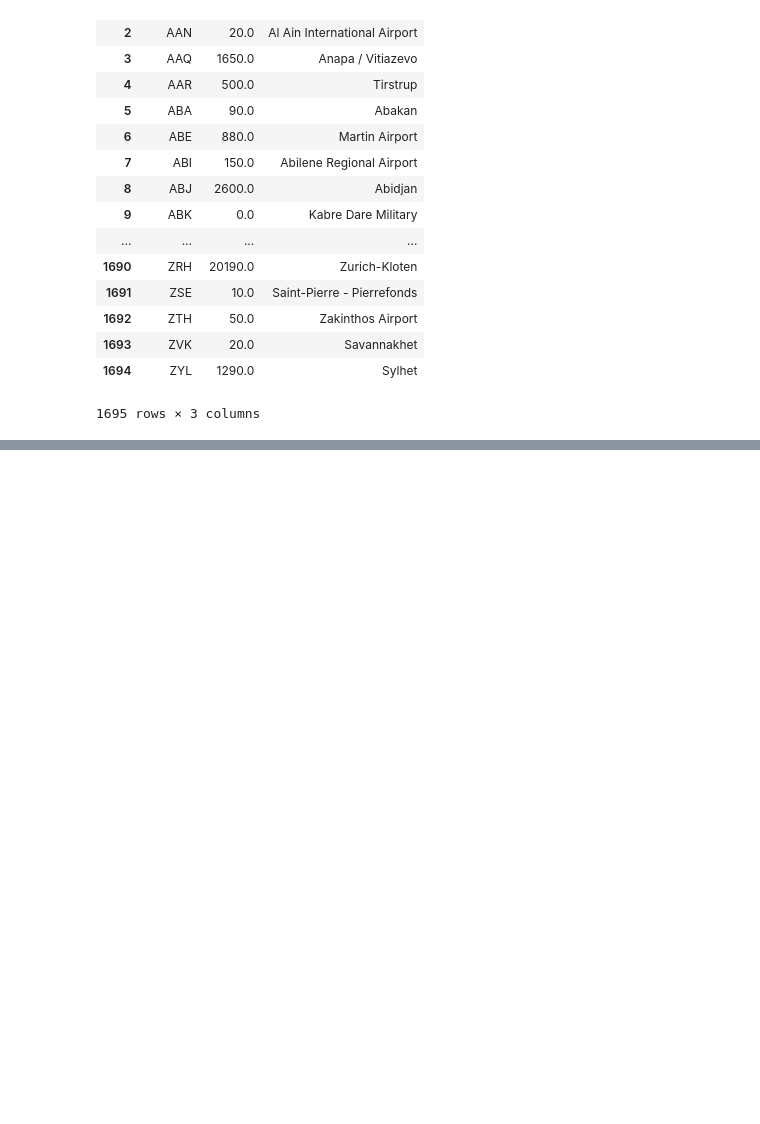
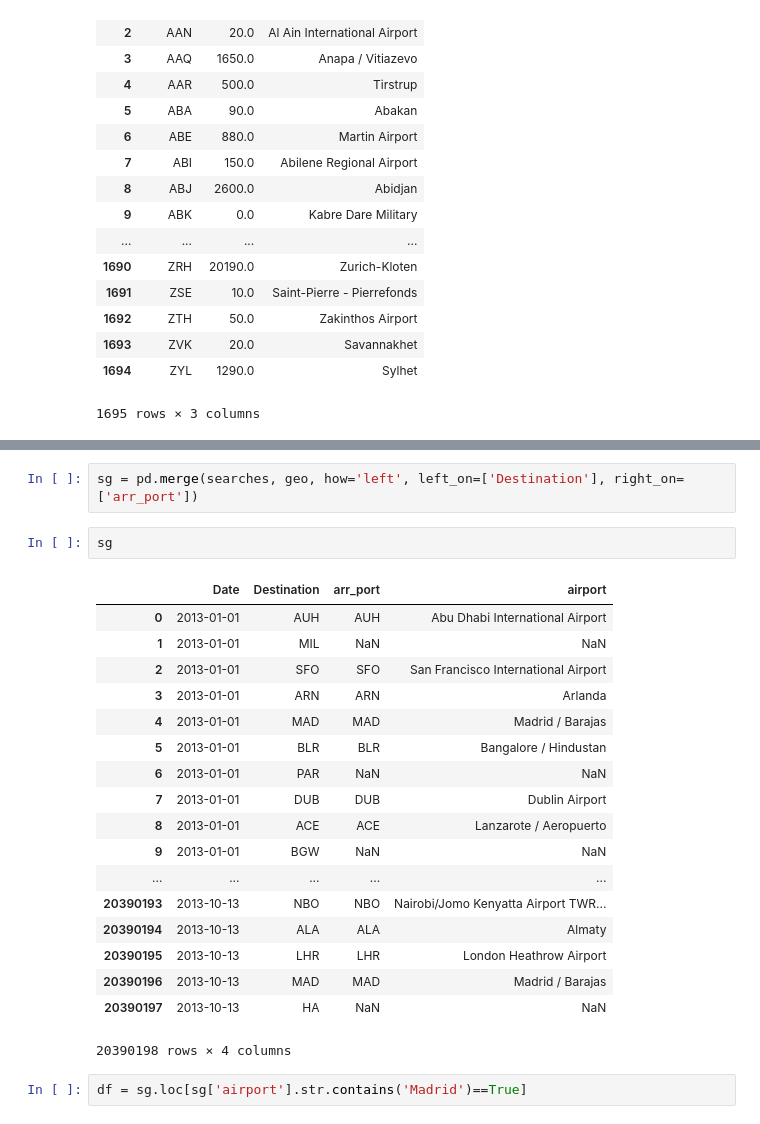
Before and after one commit to Jackgmlin/flight-look-to-book, a Jupyter notebook: src/flight-look-to-book-preprocessing.ipynb, the cells around one changed output, grey strips where cells are left out. Drawn from its saved outputs; the diff is of its cells as text; blank space fills up the shorter version.

```diff
--- a/src/flight-look-to-book-preprocessing.ipynb
+++ b/src/flight-look-to-book-preprocessing.ipynb
@@ -211,0 +241,25 @@ merged
+# %%
+sg = pd.merge(searches, geo, how='left', left_on=['Destination'], right_on=['arr_port'])
+# %%
+sg
+# %% [output]
+|  | Date | Destination | arr_port | airport |
+| 0 | 2013-01-01 | AUH | AUH | Abu Dhabi International Airport |
+| 1 | 2013-01-01 | MIL | NaN | NaN |
+| 2 | 2013-01-01 | SFO | SFO | San Francisco International Airport |
+| 3 | 2013-01-01 | ARN | ARN | Arlanda |
+| 4 | 2013-01-01 | MAD | MAD | Madrid / Barajas |
+| 5 | 2013-01-01 | BLR | BLR | Bangalore / Hindustan |
+| 6 | 2013-01-01 | PAR | NaN | NaN |
+| 7 | 2013-01-01 | DUB | DUB | Dublin Airport |
+| 8 | 2013-01-01 | ACE | ACE | Lanzarote / Aeropuerto |
+| 9 | 2013-01-01 | BGW | NaN | NaN |
+| ... | ... | ... | ... | ... |
+| 20390193 | 2013-10-13 | NBO | NBO | Nairobi/Jomo Kenyatta Airport TWR... |
+| 20390194 | 2013-10-13 | ALA | ALA | Almaty |
+| 20390195 | 2013-10-13 | LHR | LHR | London Heathrow Airport |
+| 20390196 | 2013-10-13 | MAD | MAD | Madrid / Barajas |
+| 20390197 | 2013-10-13 | HA | NaN | NaN |
+20390198 rows × 4 columns
+# %%
+df = sg.loc[sg['airport'].str.contains('Madrid')==True]
```
Also changed, not shown: parts of 8 cells of this notebook.
